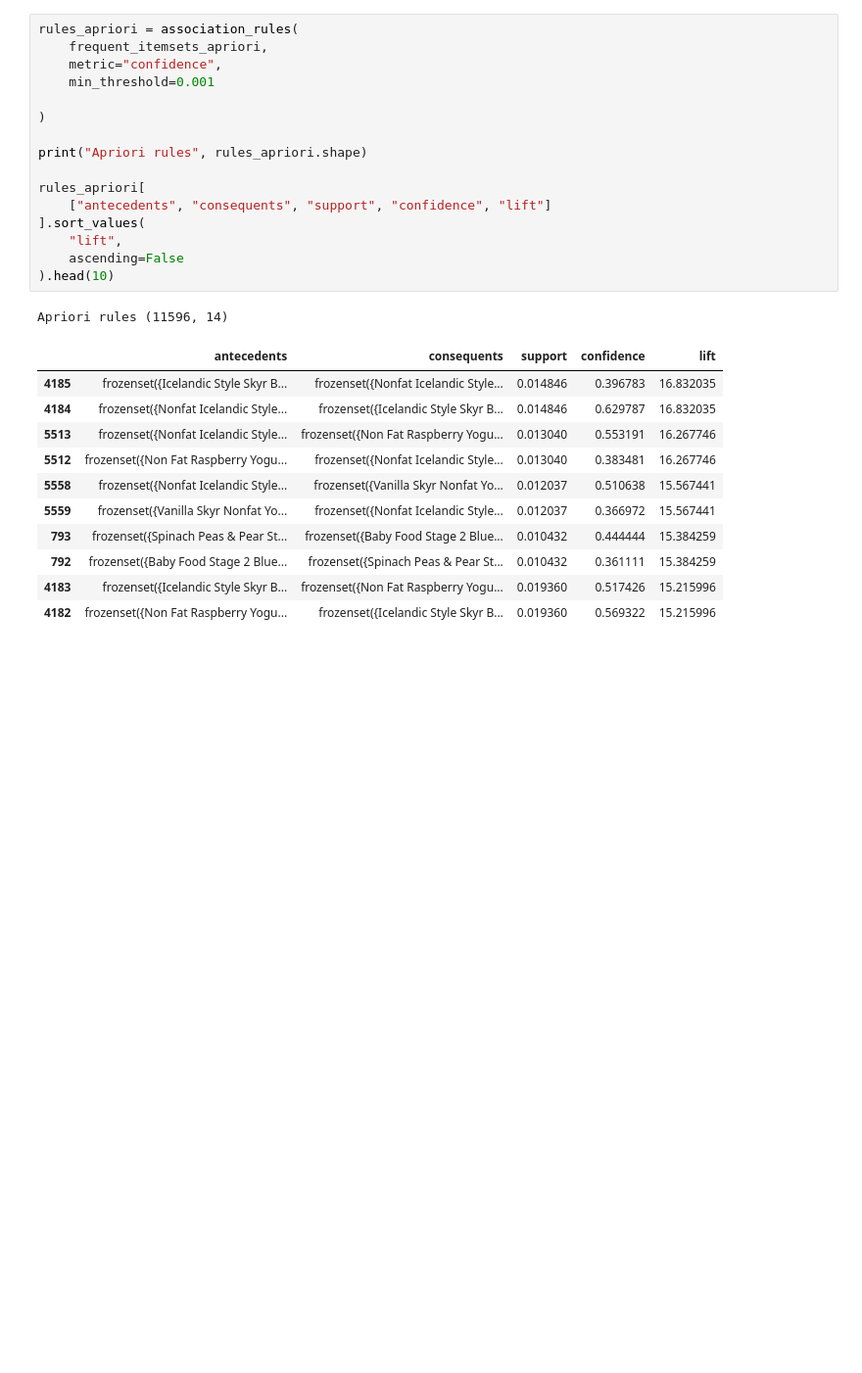
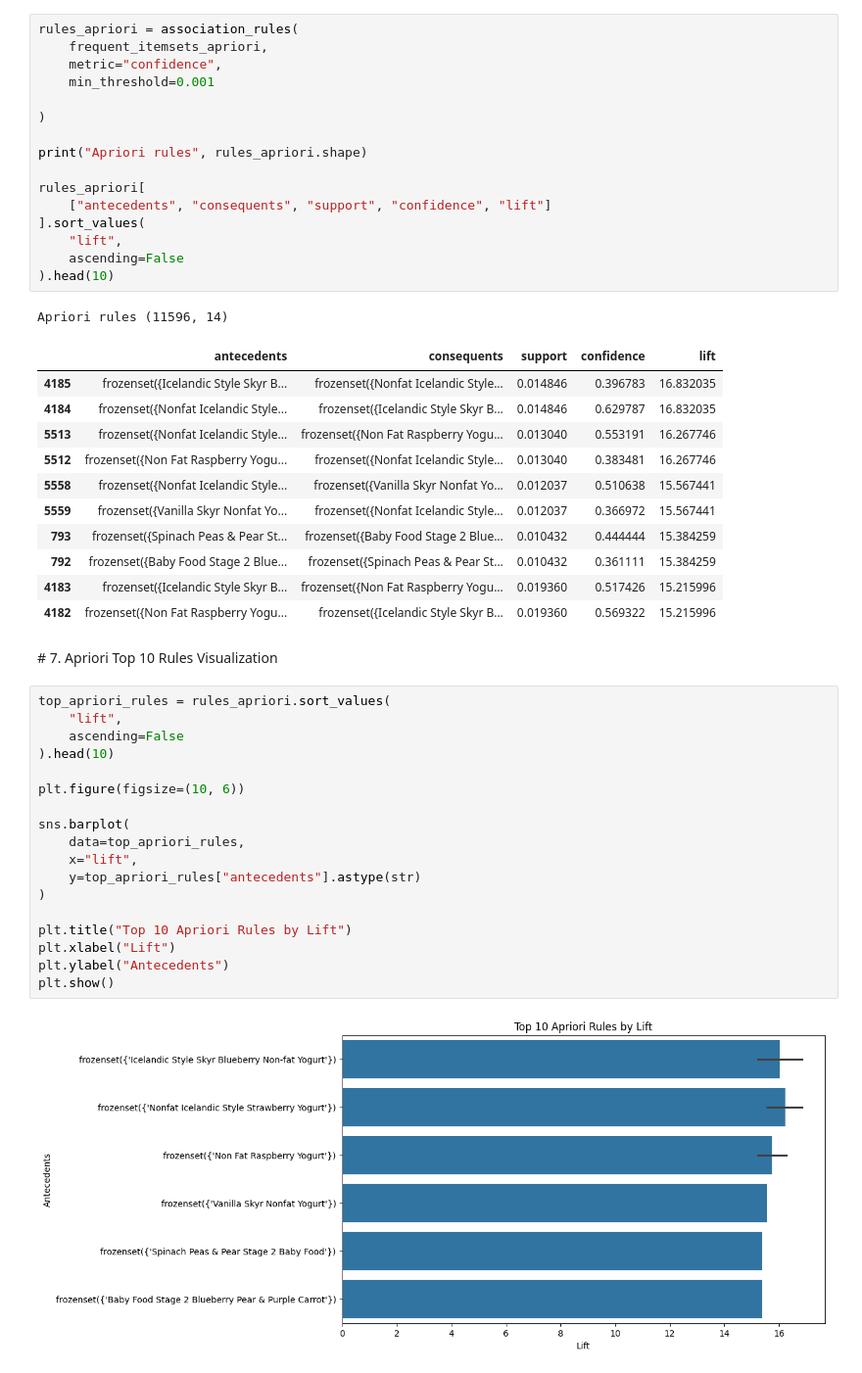
Before and after one commit to 2026089Hi/CA2-DV-ML, a Jupyter notebook: CA2 DV, ML.ipynb, the cells around one changed output. Shown at 98% size. Saved outputs shown, nothing was run; the diff lists cells and outputs as text; blank space fills up the shorter version.

Commit message:
Doing Market Basket analysis
Import Ibreries
Create Basket dataset
Binary Encoding
Dataset Validation
Apriori Frequent Itemsets
Apriori Rules
Apriori top 10 rules visualization

```diff
--- a/CA2 DV, ML.ipynb
+++ b/CA2 DV, ML.ipynb
@@ -775,3 +775,25 @@ Apriori rules (11596, 14)
 | 792 | frozenset({Baby Food Stage 2 Blue... | frozenset({Spinach Peas & Pear St... | 0.010432 | 0.361111 | 15.384259 |
 | 4183 | frozenset({Icelandic Style Skyr B... | frozenset({Non Fat Raspberry Yogu... | 0.019360 | 0.517426 | 15.215996 |
 | 4182 | frozenset({Non Fat Raspberry Yogu... | frozenset({Icelandic Style Skyr B... | 0.019360 | 0.569322 | 15.215996 |
+# %% [markdown]
+# 7. Apriori Top 10 Rules Visualization
+# %%
+top_apriori_rules = rules_apriori.sort_values(
+    "lift",
+    ascending=False
+).head(10)
+
+plt.figure(figsize=(10, 6))
+
+sns.barplot(
+    data=top_apriori_rules,
+    x="lift",
+    y=top_apriori_rules["antecedents"].astype(str)
+)
+
+plt.title("Top 10 Apriori Rules by Lift")
+plt.xlabel("Lift")
+plt.ylabel("Antecedents")
+plt.show()
+# %% [output]
+[figure, added]
```
